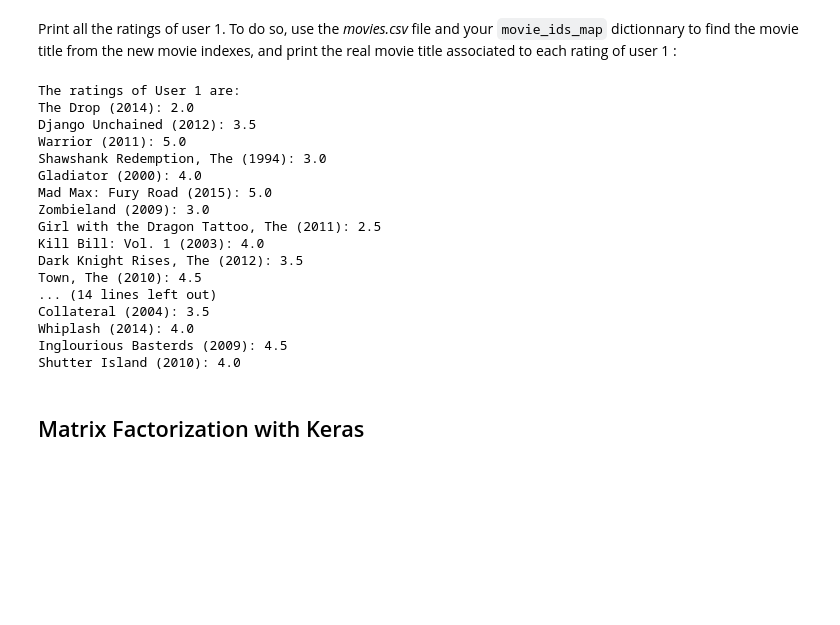
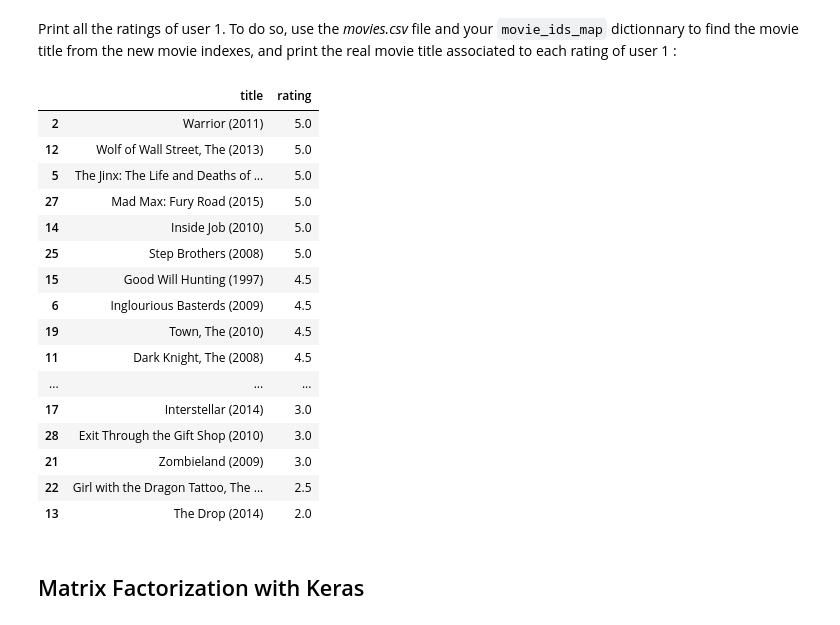
Before and after one commit to ThibaultLaunois/CampNum-12_ML4_Recommender_systems, a Jupyter notebook: Machine_Learning_4_Recommender_Systems.ipynb, the cells around one changed output. Drawn from its saved outputs; the diff is of its cells as text; code cells hidden in the pictures; blank space fills up the shorter version.

```diff
--- a/Machine_Learning_4_Recommender_Systems.ipynb
+++ b/Machine_Learning_4_Recommender_Systems.ipynb
@@ -167,27 +168,28 @@ def print_ratings_user(userId, movie_ids_map_inv, df_movie):
 # %%
 #Print all the rating for user 1
-df_movie=pd.read_csv("data/ml-latest-small/movies.csv")
-movie_ids_map_inv={v:k for k,v in movie_ids_map.items()}
+df_movie=pd.read_csv("data/ml-latest-small/movies.csv") #get movie title
+df_movie["newId"]=df_movie["movieId"].replace(movie_ids_map)
 
-print_ratings_user(1, movie_ids_map_inv, df_movie)
+df_user_1=dataset[dataset["userId"]==1].merge(df_movie, left_on="movieId", right_on="newId")
+df_user_1[["title", "rating"]].sort_values(by="rating", ascending=False)
 # %% [output]
-The ratings of User 1 are:
-The Drop (2014): 2.0
-Django Unchained (2012): 3.5
-Warrior (2011): 5.0
-Shawshank Redemption, The (1994): 3.0
-Gladiator (2000): 4.0
-Mad Max: Fury Road (2015): 5.0
-Zombieland (2009): 3.0
-Girl with the Dragon Tattoo, The (2011): 2.5
-Kill Bill: Vol. 1 (2003): 4.0
-Dark Knight Rises, The (2012): 3.5
-Town, The (2010): 4.5
-... (14 lines left out)
-Collateral (2004): 3.5
-Whiplash (2014): 4.0
-Inglourious Basterds (2009): 4.5
-Shutter Island (2010): 4.0
+|  | title | rating |
+| 2 | Warrior (2011) | 5.0 |
+| 12 | Wolf of Wall Street, The (2013) | 5.0 |
+| 5 | The Jinx: The Life and Deaths of ... | 5.0 |
+| 27 | Mad Max: Fury Road (2015) | 5.0 |
+| 14 | Inside Job (2010) | 5.0 |
+| 25 | Step Brothers (2008) | 5.0 |
+| 15 | Good Will Hunting (1997) | 4.5 |
+| 6 | Inglourious Basterds (2009) | 4.5 |
+| 19 | Town, The (2010) | 4.5 |
+| 11 | Dark Knight, The (2008) | 4.5 |
+| ... | ... | ... |
+| 17 | Interstellar (2014) | 3.0 |
+| 28 | Exit Through the Gift Shop (2010) | 3.0 |
+| 21 | Zombieland (2009) | 3.0 |
+| 22 | Girl with the Dragon Tattoo, The ... | 2.5 |
+| 13 | The Drop (2014) | 2.0 |
 # %% [markdown]
 ## Matrix Factorization with Keras
 # %% [markdown]
```
Also changed, not shown: parts of 39 cells of this notebook, 2 other files.
